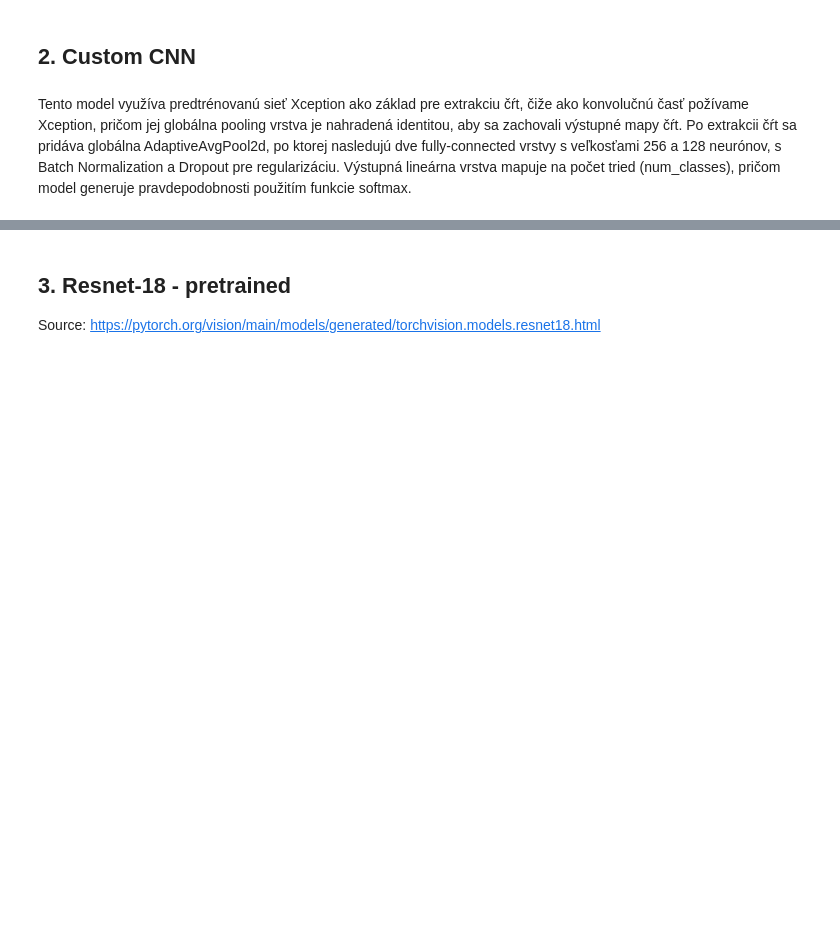
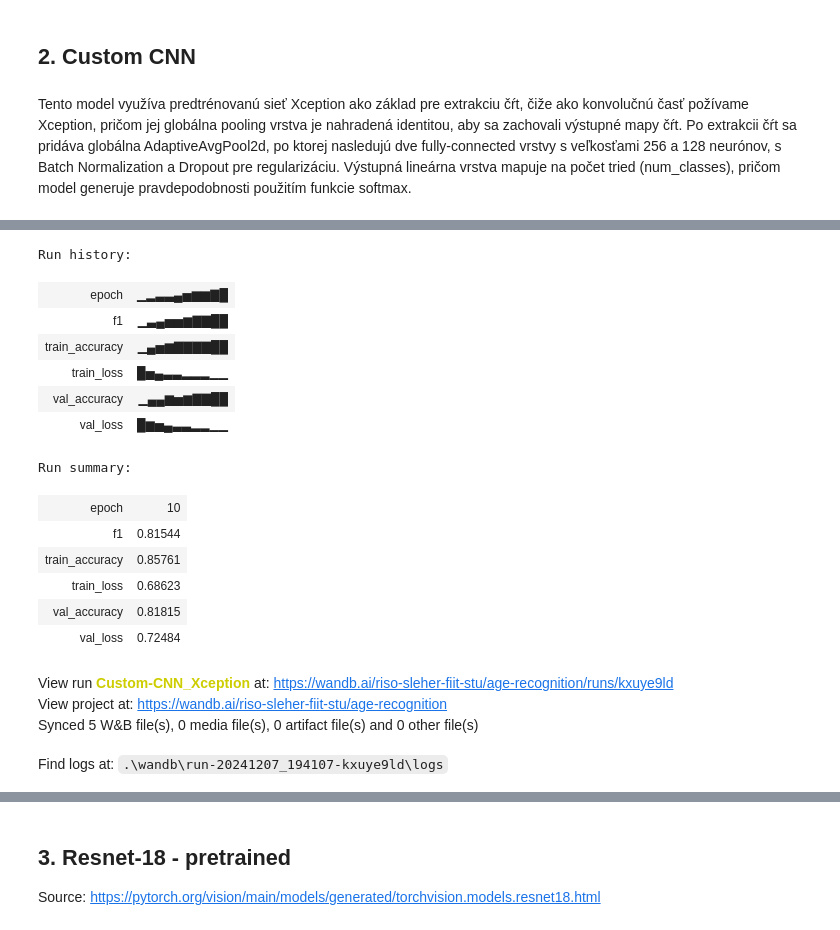
Before and after one commit to riso1410/CNN-AgeRecognition, a Jupyter notebook: age_recognition.ipynb, the cells around one changed output, grey strips where cells are left out. Saved outputs shown, nothing was run; the diff lists cells and outputs as text; code cells hidden in the pictures; blank space fills up the shorter version.

```diff
--- a/age_recognition.ipynb
+++ b/age_recognition.ipynb
@@ -499,7 +607,7 @@ for epoch in range(num_epochs-40):
     train_accuracies.append(train_accuracy)
 
     wandb.log({
-        "epoch": epoch,
+        "epoch": epoch+1,
         "train_loss": train_loss,
         "train_accuracy": train_accuracy,
         "val_loss": val_loss,
@@ -515,5 +623,5 @@ for epoch in range(num_epochs-40):
 
     scheduler.step()
 
-wandb.finish()
 torch.save(model.state_dict(), "CNN_Xception.pth")
+# %% [output]
@@ -519,0 +638,18 @@ torch.save(model.state_dict(), "CNN_Xception.pth")
+Run history:
+| epoch | ▁▂▃▃▄▅▆▆▇█ |
+| f1 | ▁▃▄▅▅▆▇▇██ |
+| train_accuracy | ▁▄▅▆▇▇▇▇██ |
+| train_loss | █▅▄▃▃▂▂▂▁▁ |
+| val_accuracy | ▁▄▄▆▅▆▇▇██ |
+| val_loss | █▆▅▄▃▃▂▂▁▁ |
+Run summary:
+| epoch | 10 |
+| f1 | 0.81544 |
+| train_accuracy | 0.85761 |
+| train_loss | 0.68623 |
+| val_accuracy | 0.81815 |
+| val_loss | 0.72484 |
+View run Custom-CNN_Xception at: https://wandb.ai/riso-sleher-fiit-stu/age-recognition/runs/kxuye9ld
+View project at: https://wandb.ai/riso-sleher-fiit-stu/age-recognition
+Synced 5 W&B file(s), 0 media file(s), 0 artifact file(s) and 0 other file(s)
+Find logs at: .\wandb\run-20241207_194107-kxuye9ld\logs
```
Also changed, not shown: parts of 33 cells of this notebook, 3 other files.
